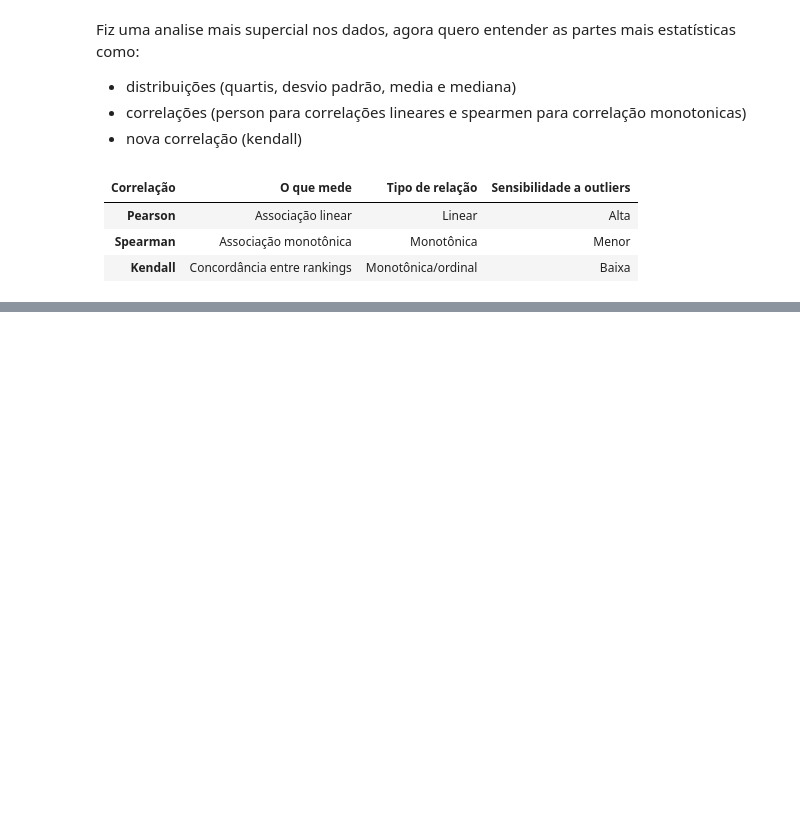
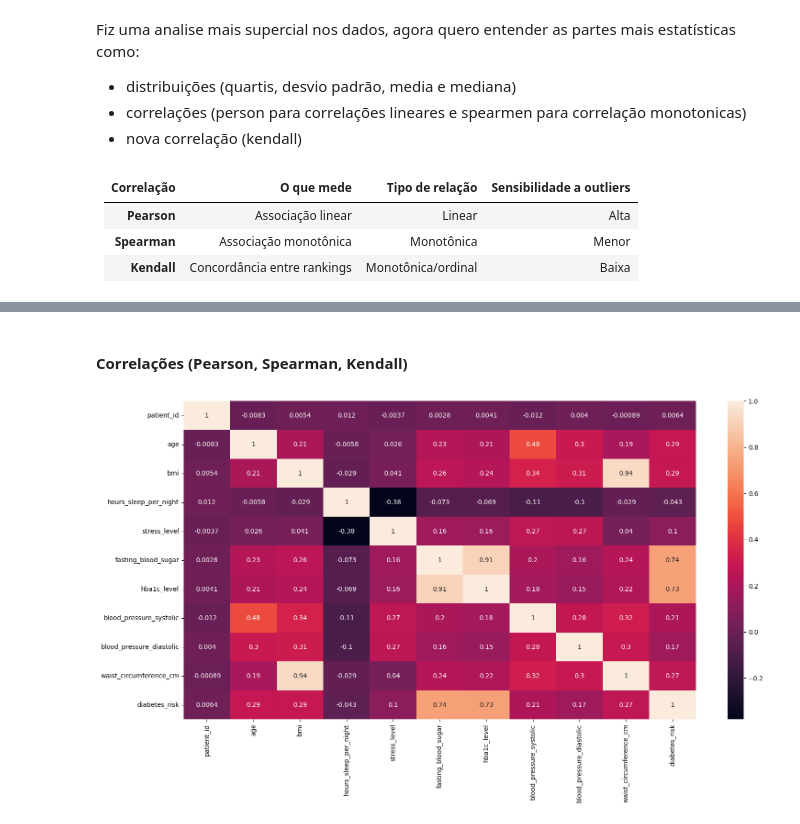
Before and after one commit to twichhs/portifolio_modelagem, a Jupyter notebook: diabtes_mult_class_problem/multi_classes.ipynb, the cells around one changed output, grey strips where cells are left out. Cells and saved outputs as stored; diff of their text form; code cells hidden in the pictures; blank space fills up the shorter version.

```diff
--- a/diabtes_mult_class_problem/multi_classes.ipynb
+++ b/diabtes_mult_class_problem/multi_classes.ipynb
@@ -145,0 +211,5 @@ Tambem vale te lembrar que temos 3 classes para o modelo prever.
+# %%
+# como sao variaveis categoricas, vou preencher os NA com a moda (categoria mais frequente)
+df['alcohol_consumption'].fillna('Never', inplace= True)
+df['income_bracket'].fillna('Middle', inplace= True)
+df['smoking_status'].fillna('Never', inplace = True)
@@ -145,0 +276,6 @@ Tambem vale te lembrar que temos 3 classes para o modelo prever.
+# %%
+ordinal = OrdinalEncoder(
+    categories=[['Low', 'Moderate', 'High']]
+)
+
+df['diabetes_risk'] = ordinal.fit_transform(df[['diabetes_risk']])
@@ -145,0 +311,10 @@ Tambem vale te lembrar que temos 3 classes para o modelo prever.
+# %% [markdown]
+#### Correlações (Pearson, Spearman, Kendall)
+# %%
+plt.rcParams['figure.figsize'] = (18,9)
+
+df_numerico = df.select_dtypes(include=['number'])
+
+matriz_correlacao_pearson = sns.heatmap(df_numerico.corr(), annot=True)
+# %% [output]
+[figure, added]
```
Also changed, not shown: parts of 57 cells of this notebook.
